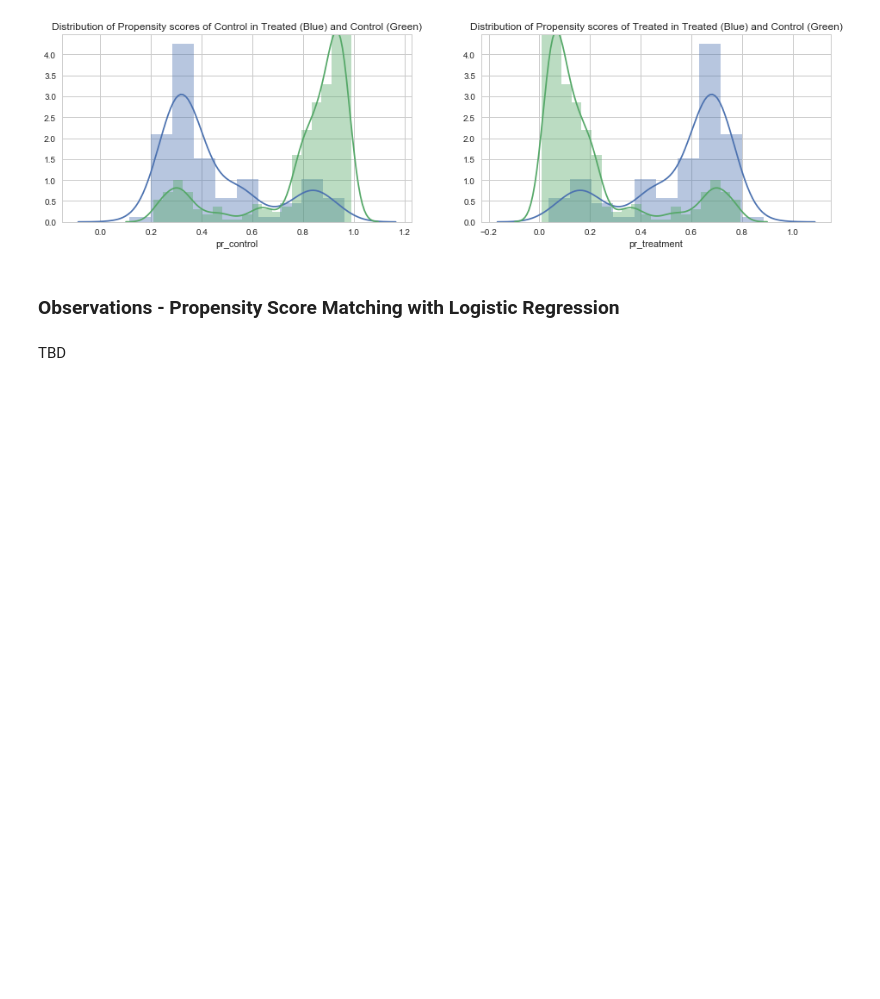
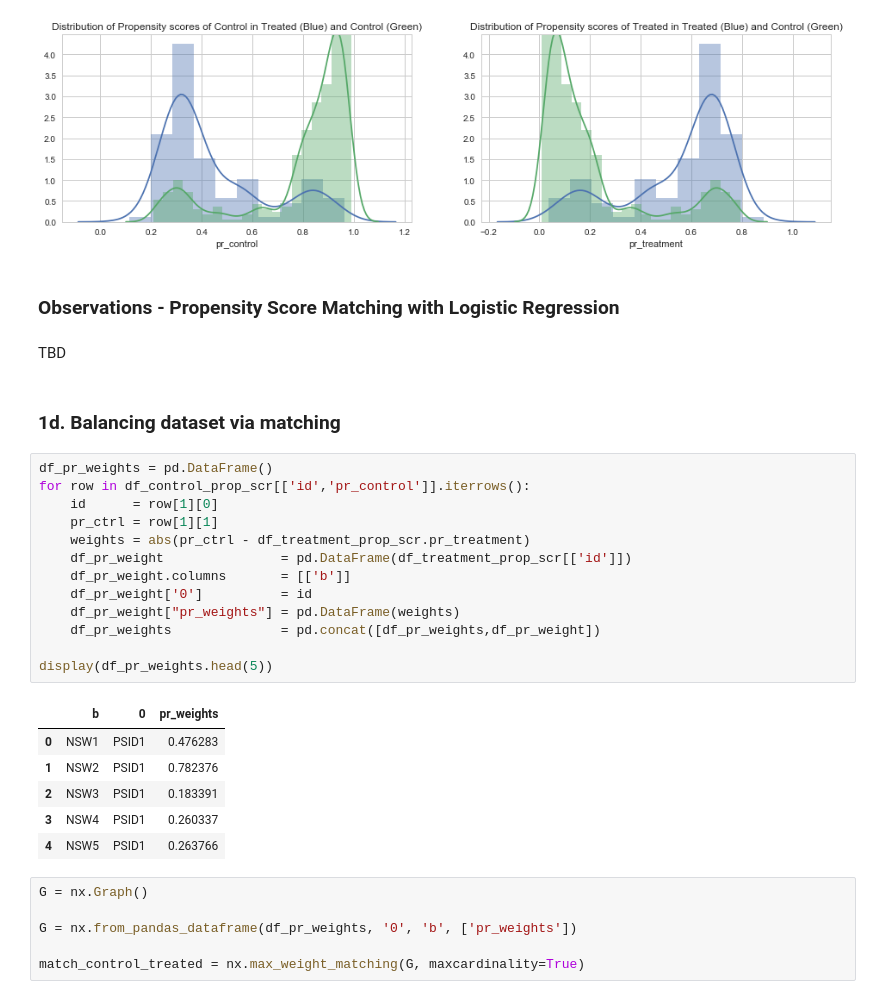
Before and after one commit to sanadhis/ADA-2017, a Jupyter notebook: 04 - Applied ML/Homework04.ipynb, the cells around one changed output. Cells and saved outputs as stored; diff of their text form; blank space fills up the shorter version.

```diff
--- a/04 - Applied ML/Homework04.ipynb
+++ b/04 - Applied ML/Homework04.ipynb
@@ -385,3 +388,31 @@ ax2.set_title("Distribution of Propensity scores of Treated in Treated (Blue) an
 ### Observations - Propensity Score Matching with Logistic Regression
 # %% [markdown]
 TBD
+# %% [markdown]
+### 1d. Balancing dataset via matching
+# %%
+df_pr_weights = pd.DataFrame()
+for row in df_control_prop_scr[['id','pr_control']].iterrows():
+    id      = row[1][0]
+    pr_ctrl = row[1][1]
+    weights = abs(pr_ctrl - df_treatment_prop_scr.pr_treatment)
+    df_pr_weight               = pd.DataFrame(df_treatment_prop_scr[['id']])
+    df_pr_weight.columns       = [['b']]
+    df_pr_weight['0']          = id
+    df_pr_weight["pr_weights"] = pd.DataFrame(weights)
+    df_pr_weights              = pd.concat([df_pr_weights,df_pr_weight])
+
+display(df_pr_weights.head(5))
+# %% [output]
+|  | b | 0 | pr_weights |
+| 0 | NSW1 | PSID1 | 0.476283 |
+| 1 | NSW2 | PSID1 | 0.782376 |
+| 2 | NSW3 | PSID1 | 0.183391 |
+| 3 | NSW4 | PSID1 | 0.260337 |
+| 4 | NSW5 | PSID1 | 0.263766 |
+# %%
+G = nx.Graph()
+
+G = nx.from_pandas_dataframe(df_pr_weights, '0', 'b', ['pr_weights'])
+
+match_control_treated = nx.max_weight_matching(G, maxcardinality=True)
```
Also changed, not shown: parts of 6 cells of this notebook.
